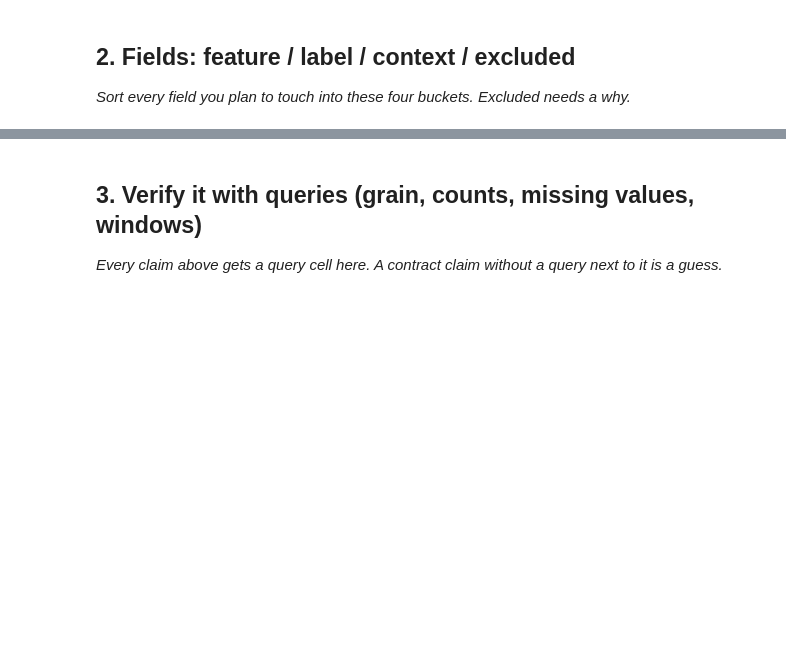
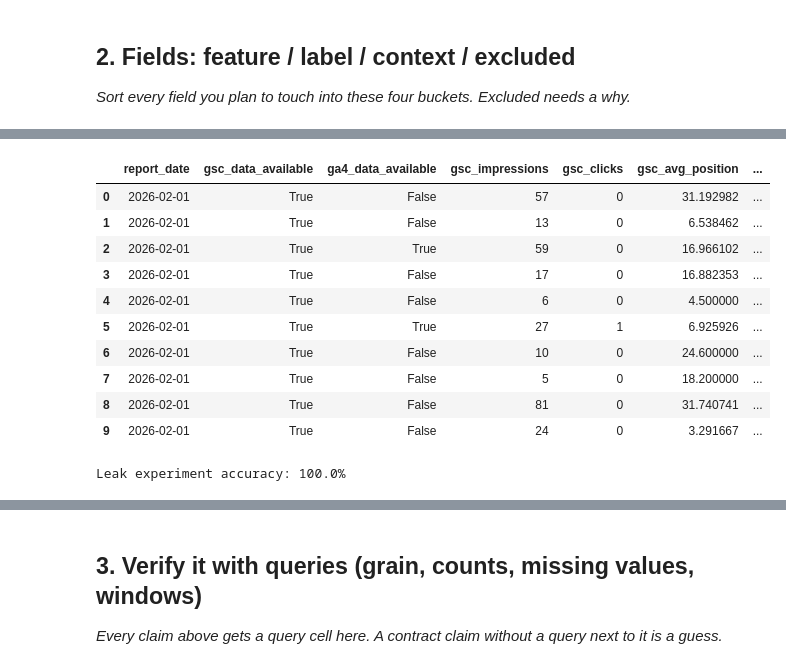
Before and after one commit to SriKeerthi16-b/Machine-Learning, a Jupyter notebook: work/notebooks/w03_data_contract.ipynb, the cells around one changed output, grey strips where cells are left out. Saved outputs shown, nothing was run; the diff lists cells and outputs as text; code cells hidden in the pictures; blank space fills up the shorter version.

```diff
--- a/work/notebooks/w03_data_contract.ipynb
+++ b/work/notebooks/w03_data_contract.ipynb
@@ -92,0 +252,45 @@ display(df[planned_fields].head())
+# %%
+# Inspect the main performance fields
+
+sample = con.execute(f"""
+    SELECT
+        report_date,
+        gsc_data_available,
+        ga4_data_available,
+        gsc_impressions,
+        gsc_clicks,
+        gsc_avg_position,
+        ga4_pageviews,
+        ga4_sessions,
+        ga4_users,
+        scroll_events
+    FROM {FEB}
+    LIMIT 10
+""").fetchdf()
+
+display(sample)
+# %% [output]
+|  | report_date | gsc_data_available | ga4_data_available | gsc_impressions | gsc_clicks | gsc_avg_position | ... |
+| 0 | 2026-02-01 | True | False | 57 | 0 | 31.192982 | ... |
+| 1 | 2026-02-01 | True | False | 13 | 0 | 6.538462 | ... |
+| 2 | 2026-02-01 | True | True | 59 | 0 | 16.966102 | ... |
+| 3 | 2026-02-01 | True | False | 17 | 0 | 16.882353 | ... |
+| 4 | 2026-02-01 | True | False | 6 | 0 | 4.500000 | ... |
+| 5 | 2026-02-01 | True | True | 27 | 1 | 6.925926 | ... |
+| 6 | 2026-02-01 | True | False | 10 | 0 | 24.600000 | ... |
+| 7 | 2026-02-01 | True | False | 5 | 0 | 18.200000 | ... |
+| 8 | 2026-02-01 | True | False | 81 | 0 | 31.740741 | ... |
+| 9 | 2026-02-01 | True | False | 24 | 0 | 3.291667 | ... |
+# %%
+# Deliberate leakage experiment
+# clicks_mar is part of the March outcome, so using it as a feature is leakage.
+
+leak_prediction = (final_frame["clicks_mar"] == 0).astype(int)
+
+leak_accuracy = (
+    leak_prediction == final_frame["went_dark"]
+).mean()
+
+print(f"Leak experiment accuracy: {leak_accuracy:.1%}")
+# %% [output]
+Leak experiment accuracy: 100.0%
```
Also changed, not shown: parts of 25 cells of this notebook.
